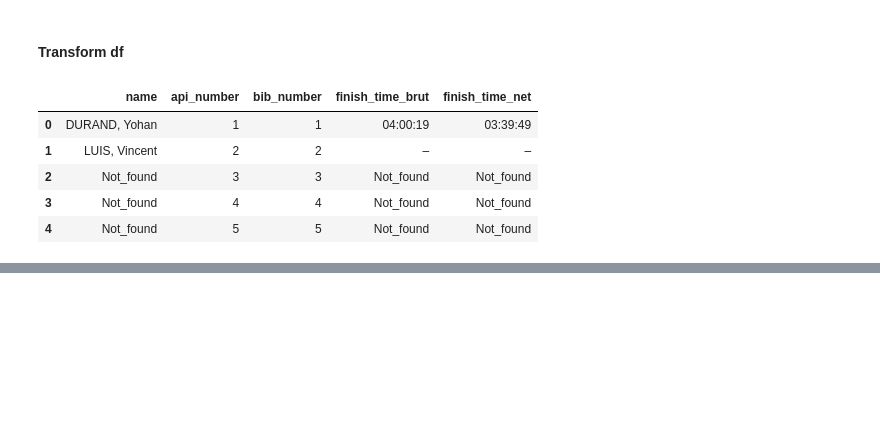
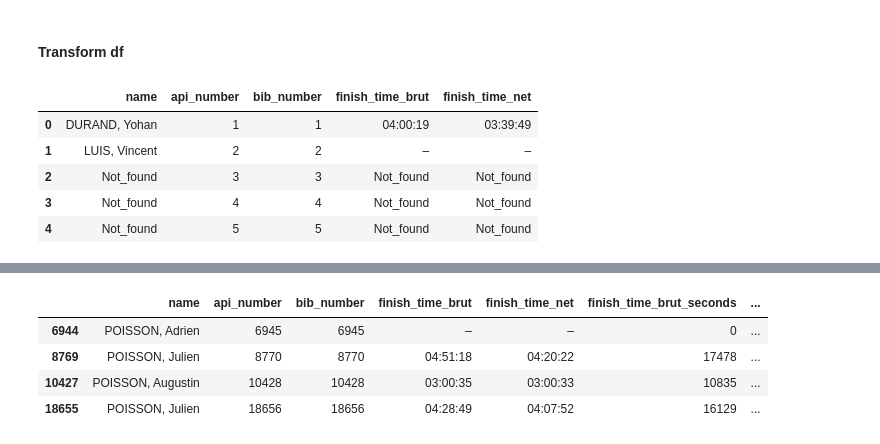
Before and after one commit to JeanMILPIED/marathon-pour-tous-jo2024, a Jupyter notebook: scrap-marathon.ipynb, the cells around one changed output, grey strips where cells are left out. Saved outputs shown, nothing was run; the diff lists cells and outputs as text; code cells hidden in the pictures; blank space fills up the shorter version.

```diff
--- a/scrap-marathon.ipynb
+++ b/scrap-marathon.ipynb
@@ -148,0 +151,8 @@ df_ranked.to_csv("scrapped_results_good.csv")
+# %%
+df_ranked[df_ranked.name.str.contains("POISSON")]
+# %% [output]
+|  | name | api_number | bib_number | finish_time_brut | finish_time_net | finish_time_brut_seconds | ... |
+| 6944 | POISSON, Adrien | 6945 | 6945 | – | – | 0 | ... |
+| 8769 | POISSON, Julien | 8770 | 8770 | 04:51:18 | 04:20:22 | 17478 | ... |
+| 10427 | POISSON, Augustin | 10428 | 10428 | 03:00:35 | 03:00:33 | 10835 | ... |
+| 18655 | POISSON, Julien | 18656 | 18656 | 04:28:49 | 04:07:52 | 16129 | ... |
```
Also changed, not shown: parts of 17 cells of this notebook, 3 other files.
